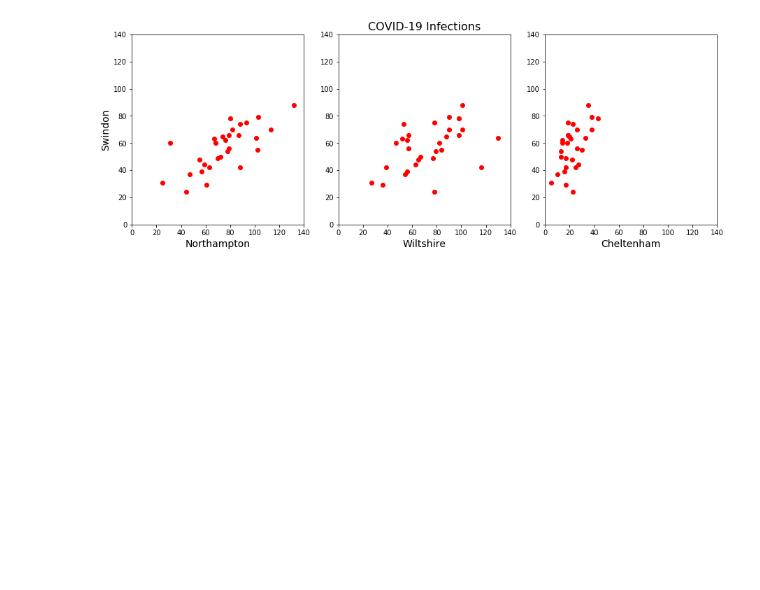
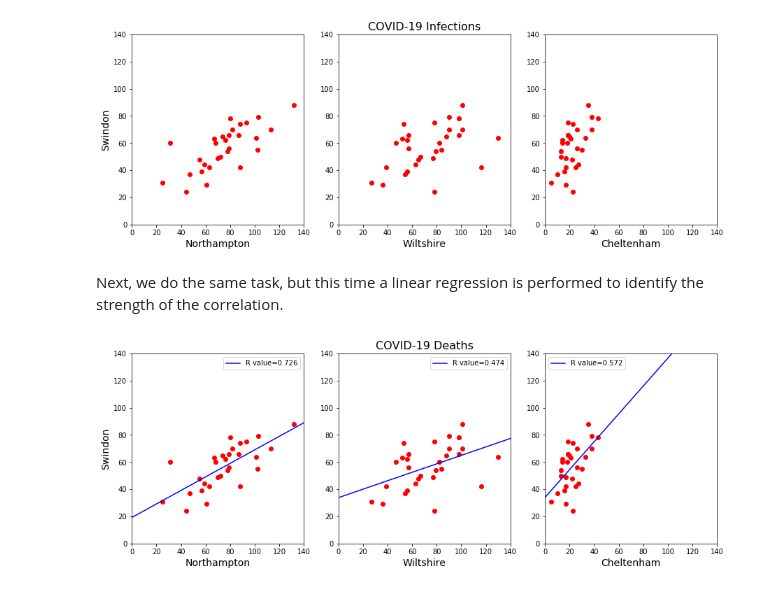
Before and after one commit to Sciprios/SwindonCovid, a Jupyter notebook: Infection Comparison.ipynb, the cells around one changed output. Cells and saved outputs as stored; diff of their text form; code cells hidden in the pictures; blank space fills up the shorter version.

Commit message:
regression added

```diff
--- a/Infection Comparison.ipynb
+++ b/Infection Comparison.ipynb
@@ -79,9 +79,9 @@ Text(0.5, 1.0, 'COVID-19 Infections')
 This next section of script first plots the number of infections in area 0 against the number of infections in the remaining areas.
 # %%
 def plot_area_scatters(area_data):
-    """ Plots a scatter graph of Area-0 deaths against all other areas. """
+    """ Plots a scatter graph of Area-0 infections against all other areas. """
     area_keys = list(area_data.keys())
-    # Extract area 0 deaths (for y-axis.)
+    # Extract area 0 infections (for y-axis.)
     area_0 = area_data[area_keys[0]]
     # Create the plot
     fig, axs = plt.subplots(nrows=1, ncols=len(area_keys)-1, figsize=(15, 5))
@@ -95,3 +95,30 @@ def plot_area_scatters(area_data):
 plot_area_scatters(area_infections)
 # %% [output]
 [figure]
+# %% [markdown]
+Next, we do the same task, but this time a linear regression is performed to identify the strength of the correlation.
+# %%
+def get_estimations(m, c, xs=np.arange(0, 51)):
+    """ Produces estimations for y given the xs, the slope (m) and intercept (c) using y = mx + c. """
+    return (xs * m) + c
+# %%
+def plot_area_scatters(area_data):
+    """ Plots a scatter graph of Area-0 infections against all other areas. """
+    area_keys = list(area_data.keys())
+    # Extract area 0 infections (for y-axis.)
+    area_0 = area_data[area_keys[0]]
+    # Create the plot
+    fig, axs = plt.subplots(nrows=1, ncols=len(area_keys)-1, figsize=(15, 5))
+    for idx, area in enumerate(area_keys[1:]):
+        axs[idx].scatter(area_data[area], area_0, c='r')
+        slope, intercept, r_value, p_value, std_err = linregress(area_data[area], area_0)
+        axs[idx].plot(np.arange(0, 141), get_estimations(slope, intercept, np.arange(0, 141)), c='b', label="R value={:.3f}".format(r_value))
+        axs[idx].set_xlim([0, 140])
+        axs[idx].set_ylim([0, 140])
+        axs[idx].set_xlabel(area, fontsize=14)
+        axs[idx].legend()
+    axs[1].set_title("COVID-19 Deaths", fontsize=16)
+    axs[0].set_ylabel(area_keys[0], fontsize=14)
+plot_area_scatters(area_infections)
+# %% [output]
+[figure, added]
```
